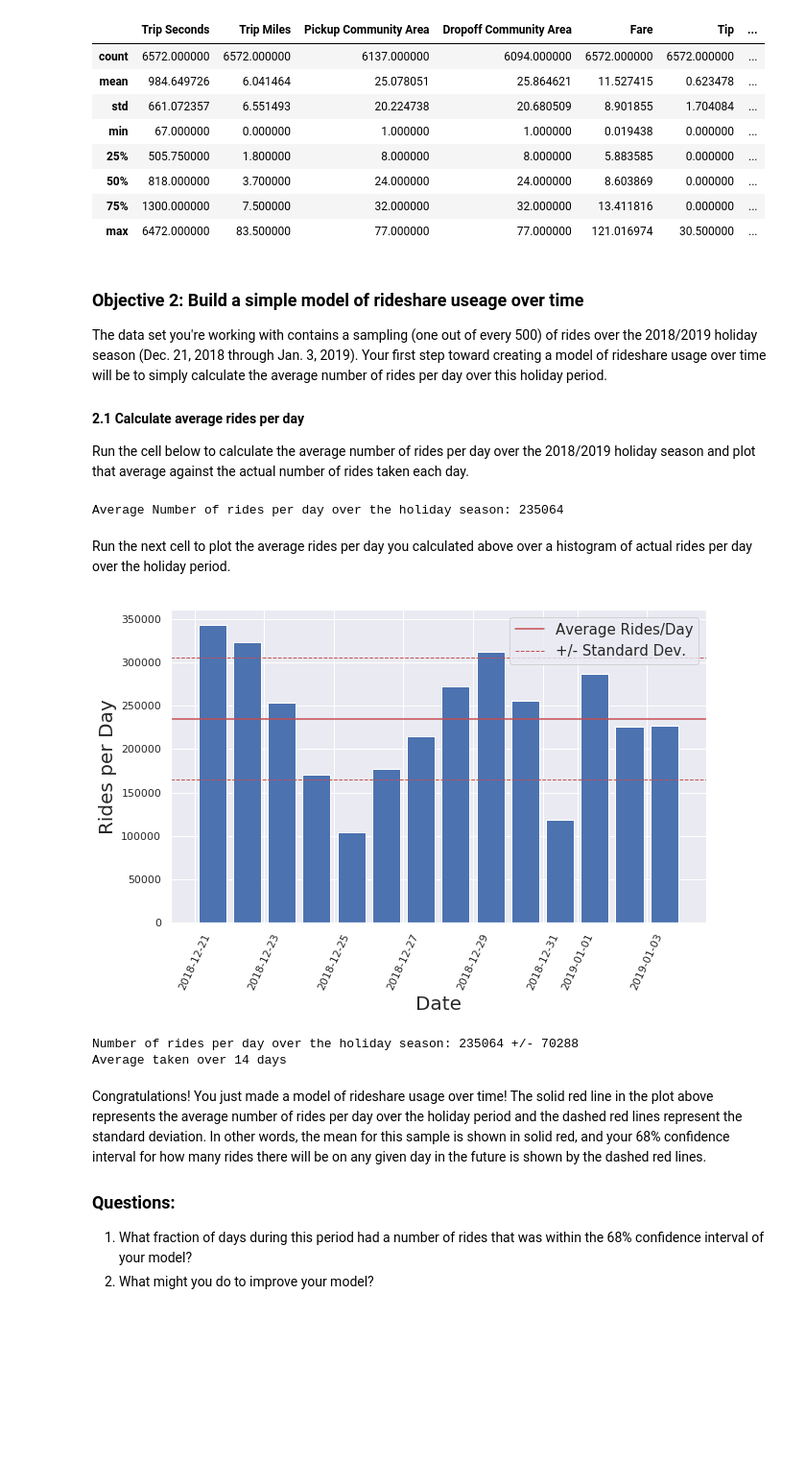
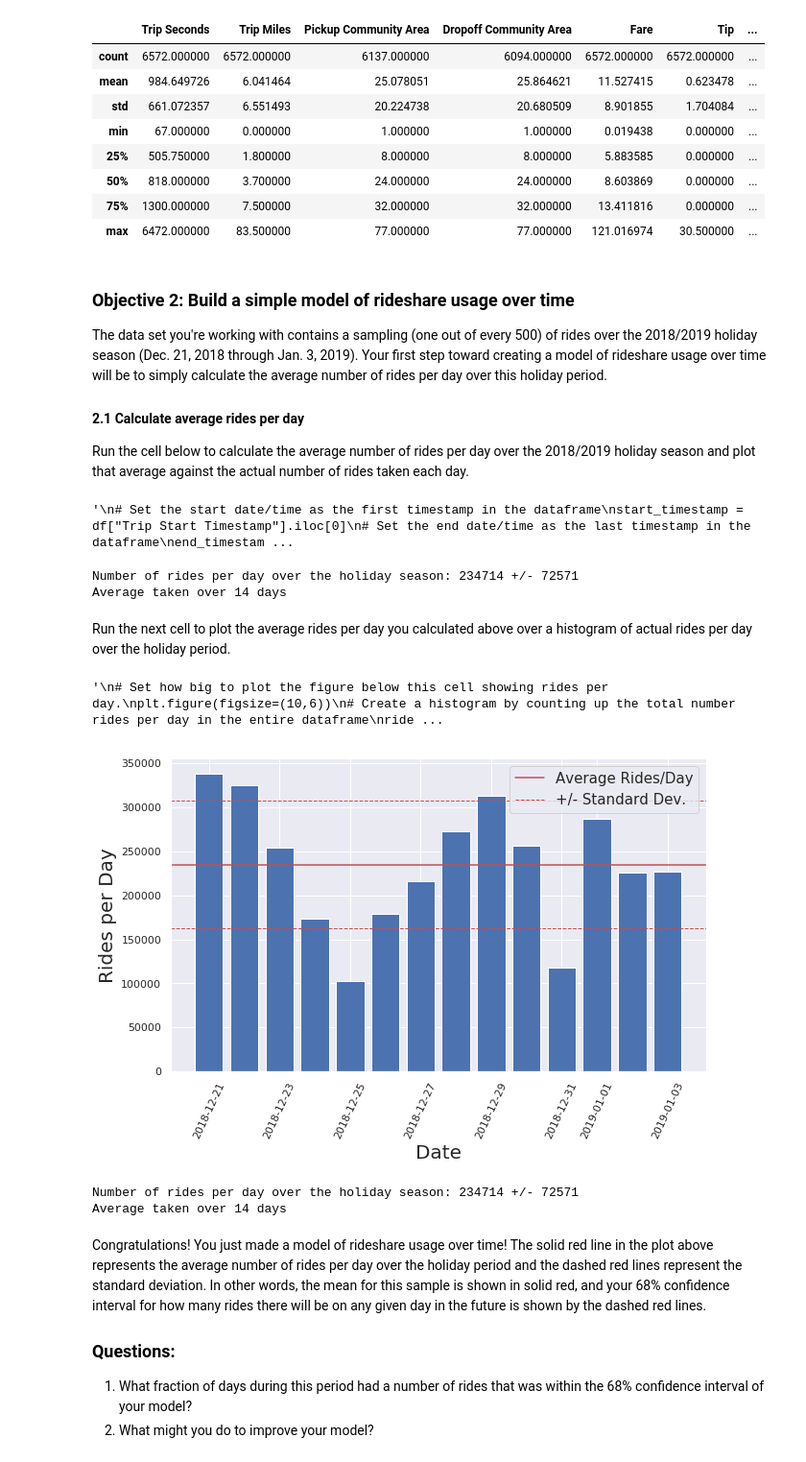
Before and after one commit to ryan-keenan/Data-C4, a Jupyter notebook: Rideshare_Project3.ipynb, the cells around one changed output. Shown at 96% size. Cells and saved outputs as stored; diff of their text form; code cells hidden in the pictures; blank space fills up the shorter version.

```diff
--- a/Rideshare_Project3.ipynb
+++ b/Rideshare_Project3.ipynb
@@ -137,7 +137,7 @@ df.describe()
 | 75% | 1300.000000 | 7.500000 | 32.000000 | 32.000000 | 13.411816 | 0.000000 | ... |
 | max | 6472.000000 | 83.500000 | 77.000000 | 77.000000 | 121.016974 | 30.500000 | ... |
 # %% [markdown]
-### Objective 2: Build a simple model of rideshare useage over time
+### Objective 2: Build a simple model of rideshare usage over time
 
 The data set you're working with contains a sampling (one out of every 500) of rides over the 2018/2019 holiday season (Dec. 21, 2018 through Jan. 3, 2019). Your first step toward creating a model of rideshare usage over time will be to simply calculate the average number of rides per day over this holiday period.
 
@@ -145,6 +145,7 @@ The data set you're working with contains a sampling (one out of every 500) of r
 
 Run the cell below to calculate the average number of rides per day over the 2018/2019 holiday season and plot that average against the actual number of rides taken each day.
 # %%
+'''
 # Set the start date/time as the first timestamp in the dataframe
 start_timestamp = df["Trip Start Timestamp"].iloc[0]
 # Set the end date/time as the last timestamp in the dataframe
@@ -158,12 +159,28 @@ total_days = time_delta.total_seconds()/3600/24
 rides_per_day = 500*len(df)/total_days
 # Print out the average number of rides per day and standard error
 print(f'Average Number of rides per day over the holiday season: {rides_per_day:.0f}')
+'''
 # %% [output]
-Average Number of rides per day over the holiday season: 235064
+'\n# Set the start date/time as the first timestamp in the dataframe\nstart_timestamp = df["Trip Start Timestamp"].iloc[0]\n# Set the end date/time as the last timestamp in the dataframe\nend_timestam ...
+# %%
+df['Date'] = df['Trip Start Timestamp'].dt.floor('d')
+daily_counts = df.groupby('Date').size().reset_index(name='Daily_Count')
+daily_counts['Daily_Count'] = daily_counts['Daily_Count']*500
+total_days = daily_counts['Date'].count()
+average_rides_per_day = daily_counts['Daily_Count'].mean()
+std_rides_per_day = daily_counts['Daily_Count'].std()
+
+# Print out the average number of rides per day and standard error
+print(f'Number of rides per day over the holiday season: {average_rides_per_day:.0f} +/- {std_rides_per_day:.0f}')
+print(f'Average taken over {total_days:.0f} days')
+# %% [output]
+Number of rides per day over the holiday season: 234714 +/- 72571
+Average taken over 14 days
 # %% [markdown]
 
 Run the next cell to plot the average rides per day you calculated above over a histogram of actual rides per day over the holiday period.
 # %%
+'''
 # Set how big to plot the figure below this cell showing rides per day.
 plt.figure(figsize=(10,6))
 # Create a histogram by counting up the total number rides per day in the entire dataframe
@@ -189,10 +206,48 @@ plt.show()
 # Print out the average number of rides per day and standard error
 print(f'Number of rides per day over the holiday season: {rides_per_day:.0f} +/- {sigma_holidays:.0f}')
 print(f'Average taken over {total_days:.0f} days')
+'''
 # %% [output]
-[figure, removed]
-Number of rides per day over the holiday season: 235064 +/- 70288
-Average taken over 14 days
+'\n# Set how big to plot the figure below this cell showing rides per day.\nplt.figure(figsize=(10,6))\n# Create a histogram by counting up the total number rides per day in the entire dataframe\nride ...
+# %%
+# Set how big to plot the figure below this cell showing rides per day.
+plt.figure(figsize=(10,6))
+
+# Overwrite the plot to convert the y-axis to "rides per day" (multiplying by 500)
+plt.bar(daily_counts['Date'], daily_counts['Daily_Count'])
+plt.xticks(rotation=65)  # Rotate the x tick labels for readability
+
+# Add labels to the x and y axes
+plt.ylabel('Rides per Day', fontsize=20)
+plt.xlabel('Date', fontsize=20)
+
+# Plot the average as a horizontal red line
+plt.axhline(y=average_rides_per_day, xmin=0, xmax=1, c='r', label='Average Rides/Day')
+
+# Overlay the average +/- Standard Dev. as red dashed lines
+plt.axhline(y=average_rides_per_day + std_rides_per_day,
+            xmin=0,
+            xmax=1,
+            c='r',
+            linestyle='dashed',
+            linewidth=1,
+            label='+/- Standard Dev.')
+plt.axhline(y=average_rides_per_day - std_rides_per_day,
+            xmin=0,
+            xmax=1,
+            c='r',
+            linestyle='dashed',
+            linewidth=1)
+plt.legend(fontsize=15)
+plt.show()
+
+# Print out the average number of rides per day and standard error
+print(f'Number of rides per day over the holiday season: {average_rides_per_day:.0f} +/- {std_rides_per_day:.0f}')
+print(f'Average taken over {total_days:.0f} days')
+# %% [output]
+[figure, added]
+Number of rides per day over the holiday season: 234714 +/- 72571
+Average taken over 14 days
 # %% [markdown]
 Congratulations! You just made a model of rideshare usage over time! The solid red line in the plot above represents the average number of rides per day over the holiday period and the dashed red lines represent the standard deviation. In other words, the mean for this sample is shown in solid red, and your 68% confidence interval for how many rides there will be on any given day in the future is shown by the dashed red lines.
 
```
Also changed, not shown: parts of 5 cells of this notebook.
